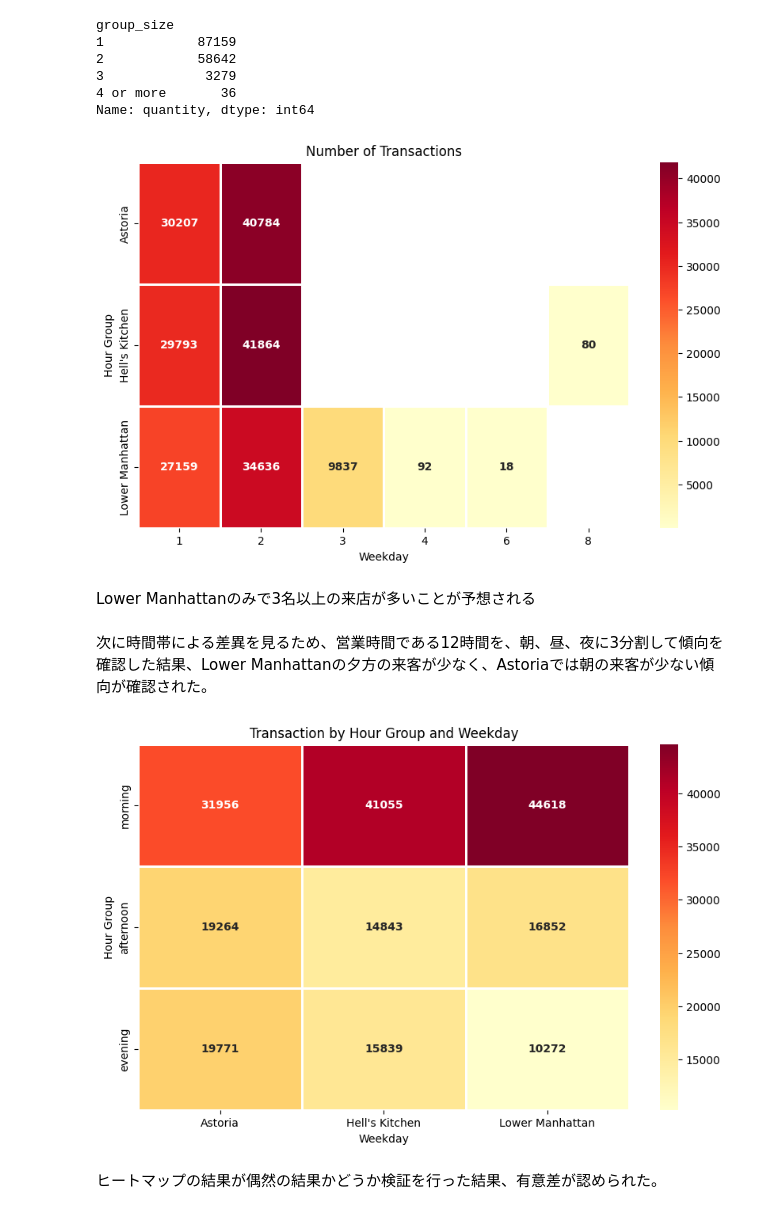
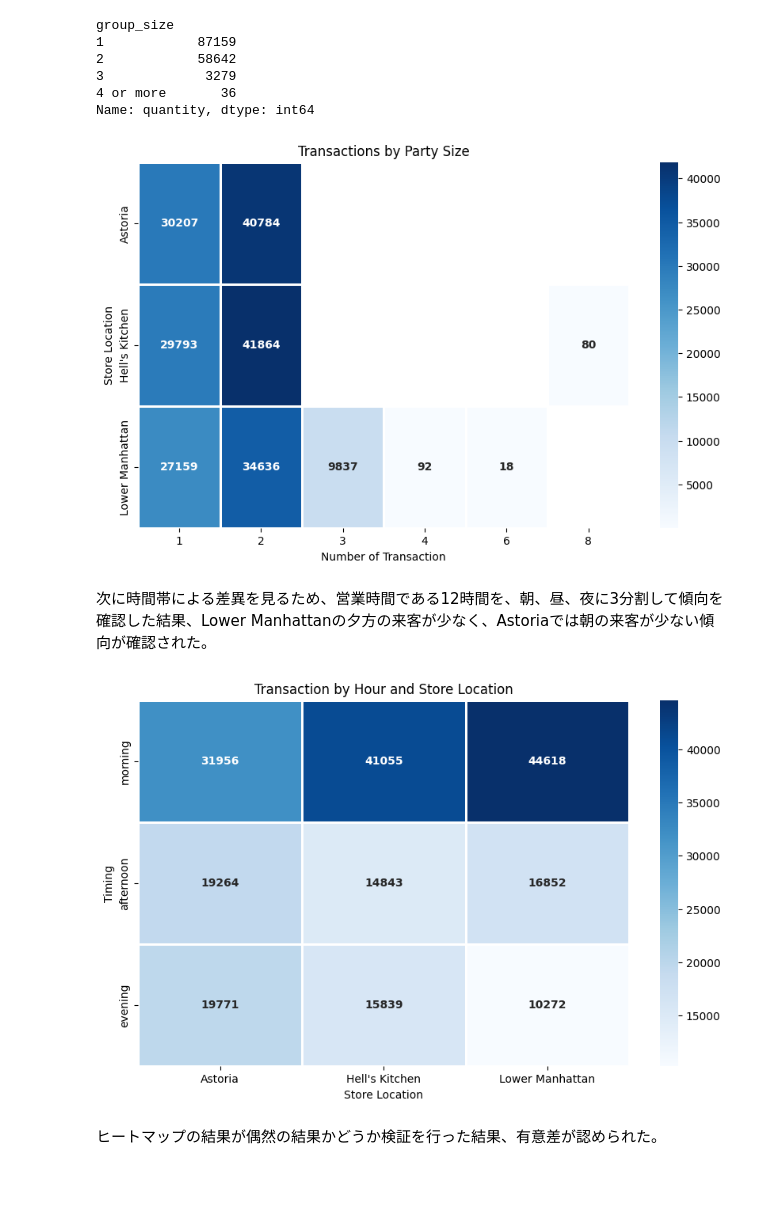
Before and after one commit to toshi-works/toshi-kaggle, a Jupyter notebook: coffee_shop.ipynb, the cells around one changed output. Cells and saved outputs as stored; diff of their text form; code cells hidden in the pictures; blank space fills up the shorter version.

```diff
--- a/coffee_shop.ipynb
+++ b/coffee_shop.ipynb
@@ -53,7 +53,7 @@ print(df['transaction_date'].max())
 transaction_df = df.copy()
 # 日付を「YYYY-MM-DD」の文字列に変換し、時間（文字列）とスペースで結合
 # .dt.strftime('%Y-%m-%d') を使って、余計な「00:00:00」を排除して日付だけを抜き出す
-transaction_df['datetime_str'] = transaction_df['transaction_date'].dt.strftime('%Y-%m-%d') + ' ' + df_hourly['transaction_time'].astype(str)
+transaction_df['datetime_str'] = transaction_df['transaction_date'].dt.strftime('%Y-%m-%d') + ' ' + transaction_df['transaction_time'].astype(str)
 # 結合した文字列を、Datetime型」に変換
 transaction_df['ds'] = pd.to_datetime(transaction_df['datetime_str'])
 # 分・秒まで入らないので、dt.floor('h') を使って1時間単位に丸める
@@ -115,7 +115,7 @@ customer_df = transaction_df.pivot_table(values='quantity', index='store_locatio
 
 plt.figure(figsize=(10, 6))
 sns.heatmap(customer_df,
-    cmap='YlOrRd', #「黄→橙→赤」グラデーション
+    cmap='Blues', #「青」グラデーション
     annot=True,    # マスの中に数字を表示
     fmt='.0f',             # 四捨五入して整数
     linewidths=0.8,        # マス目の間に綺麗な隙間を作る
@@ -123,14 +123,12 @@ sns.heatmap(customer_df,
     cbar=True,             # 右側に色の濃さの目盛り（カラーバー）
     annot_kws={'size': 10, 'weight': 'bold'} #数字を少し太文字
 )
-plt.title('Number of Transactions')
-plt.xlabel('Weekday')
-plt.ylabel('Hour Group')
+plt.title('Transactions by Party Size')
+plt.xlabel('Number of Transaction')
+plt.ylabel('Store Location')
 plt.show()
 # %% [output]
-[figure, old version]
+[figure, new version]
-# %% [markdown]
-Lower Manhattanのみで3名以上の来店が多いことが予想される
 # %% [markdown]
 次に時間帯による差異を見るため、営業時間である12時間を、朝、昼、夜に3分割して傾向を確認した結果、Lower Manhattanの夕方の来客が少なく、Astoriaでは朝の来客が少ない傾向が確認された。
 # %%
@@ -145,22 +143,22 @@ transaction_df['Month_group'] = pd.Categorical(transaction_df['Month.1'], catego
 # %%
 #Hour_groupとstore_locationでクロス集計して、Revenueを比較するヒートマップを作る
 customer_Hour_df = transaction_df.pivot_table(values='quantity', index='Hour_group', columns='store_location', aggfunc='sum')
 plt.figure(figsize=(10, 6))
 sns.heatmap(customer_Hour_df,
-    cmap='YlOrRd', #「黄→橙→赤」グラデーション
+    cmap='Blues', #「青」グラデーション
     annot=True,    # マスの中に数字を表示
     fmt='.0f',             # 四捨五入して整数
     linewidths=0.8,        # マス目の間に綺麗な隙間を作る
     linecolor='white',     # 隙間の色は白
     cbar=True,             # 右側に色の濃さの目盛り（カラーバー）
     annot_kws={'size': 10, 'weight': 'bold'} #数字を少し太文字
 )
-plt.title('Transaction by Hour Group and Weekday')
-plt.xlabel('Weekday')
-plt.ylabel('Hour Group')
+plt.title('Transaction by Hour and Store Location')
+plt.xlabel('Store Location')
+plt.ylabel('Timing')
 plt.show()
 # %% [output]
-[figure, old version]
+[figure, new version]
 # %% [markdown]
 ヒートマップの結果が偶然の結果かどうか検証を行った結果、有意差が認められた。
 # %%
```
Also changed, not shown: parts of 12 cells of this notebook.
